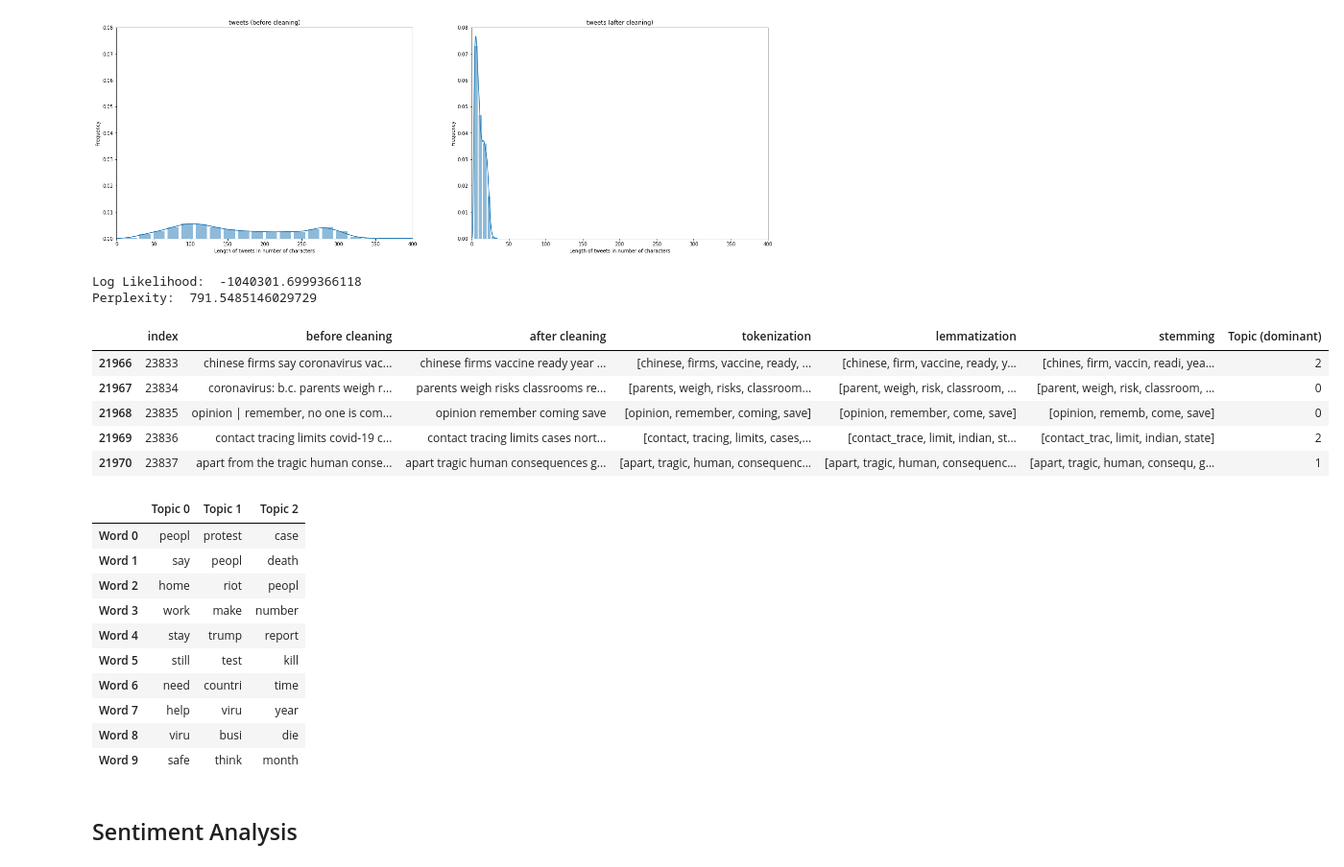
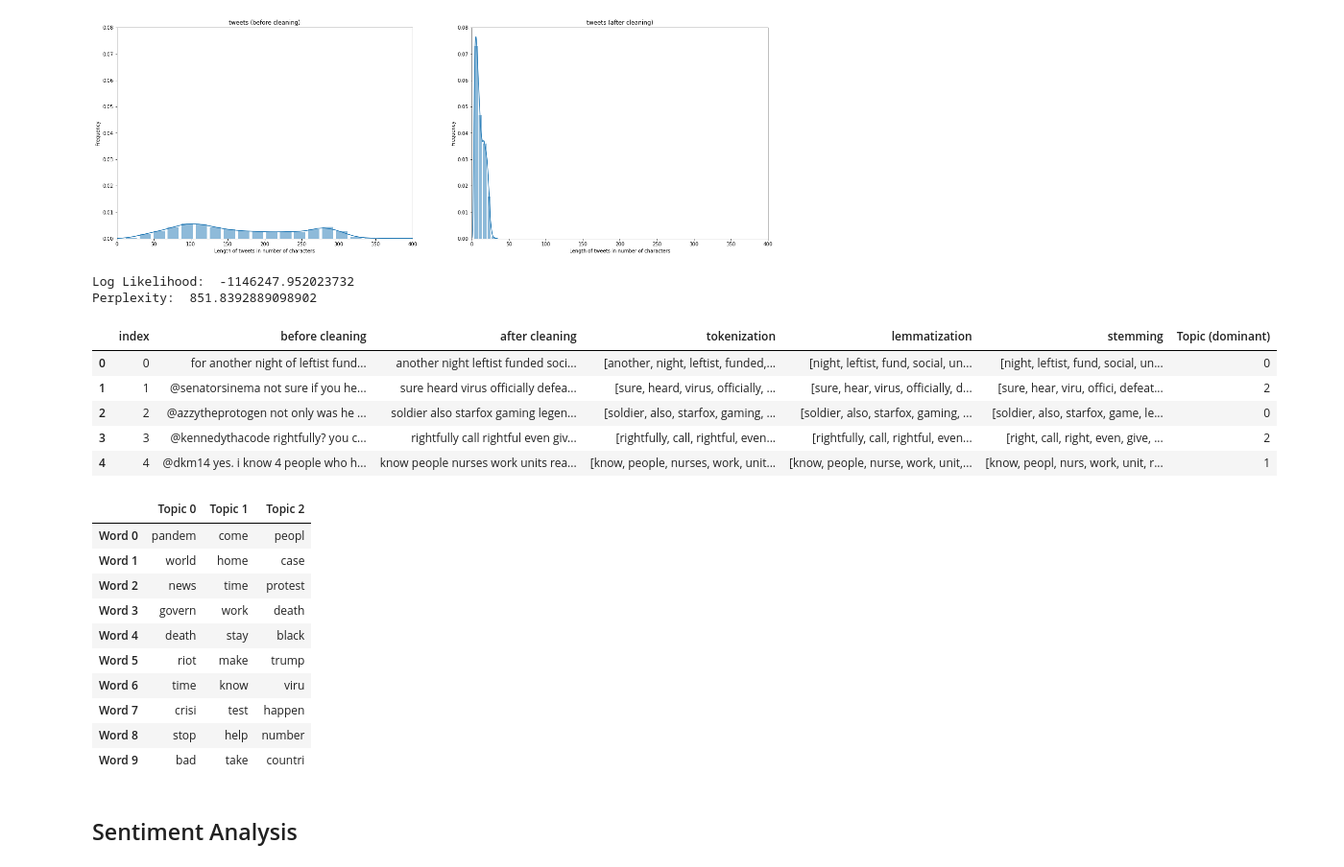
Before and after one commit to ellylinqiyang/covid_analysis, a Jupyter notebook: analysis_II.ipynb, the cells around one changed output. Shown at 96% size. Cells and saved outputs as stored; diff of their text form; code cells hidden in the pictures.

```diff
--- a/analysis_II.ipynb
+++ b/analysis_II.ipynb
@@ -80,24 +80,8 @@ show_wordcloud(df['text'])
 [figure]
 # %% [markdown]
 ## Topic Modeling
-# %%
-import numpy as np
-import pandas as pd
-pd.set_option('display.max_colwidth', -1)
-import seaborn as sns
-import matplotlib.pyplot as plt
-import gensim
-from gensim.utils import simple_preprocess
-import re
-import spacy
-import nltk
-from nltk.corpus import stopwords
-from nltk.stem import PorterStemmer
-nltk.download('stopwords')
 # %%
-
-tweets = pd.read_csv('data.csv', index_col=0)['text']s.drop_duplicates()
-tweets = tweets.str.lower()
+tweets = pd.read_csv('data/text.csv', index_col=0)['text'].drop_duplicates().str.lower()
 tweets_before = tweets.copy()
 tweets_before.head()
 # %% [output]
@@ -147,13 +132,16 @@ def remove_words(tweet):
     return tweet
 tweets = tweets.apply(remove_words)
 
-tweets = tweets.str.replace('[^a-zA-Z#]', ' ')  # remove nonalpha characters
+tweets = tweets.str.replace('[^a-zA-Z#]', ' ', regex=True)  # remove nonalpha characters
 
 tweets = tweets.apply(lambda x: ' '.join([i for i in x.split() if len(i)>3])) # remove words with length not greater than 3
 
+from nltk.corpus import stopwords
+from gensim.utils import simple_preprocess
 def remove_stopwords(tweet): return [i for i in simple_preprocess(tweet) if i not in stopwords.words('english')]
 tweets = tweets.apply(remove_stopwords)
 
+import numpy as np
 tweets[tweets.apply(len) < 3] = np.nan
 
 tweets_after = tweets.apply(lambda x: np.nan if x is np.nan else ' '.join(x))
@@ -182,6 +168,7 @@ plt.show()
 [figure]
 # %%
 # text normalization
+import gensim
 df = pd.DataFrame({'before cleaning': tweets_before, 'after cleaning': tweets_after, 'tokenization': tweets})
 df.dropna(inplace = True)
 tweets = df['tokenization']
@@ -191,14 +178,15 @@ bigram_model = gensim.models.phrases.Phraser(bi)
 def get_bigram(tweet): return [bigram_model[i] for i in tweet]
 bigrams = get_bigram(tweets)
 
+import spacy
 def lemmatization(tweet):
     output = []
-    nlp = spacy.load('en', disable=['parser', 'ner'])
+    nlp = spacy.load('en_core_web_sm', disable=['parser', 'ner'])
     for i in tweet: output.append([token.lemma_ for token in nlp(' '.join(i)) if token.pos_ in ['NOUN', 'ADJ', 'VERB', 'ADV']])
     return output
 tweets_lem = lemmatization(bigrams)
-#  [list(x) for x in set(tuple(x) for x in lemmatization(bigrams))]
 
+from nltk.stem import PorterStemmer
 def stemming(tweet):
     output = []
     for i in tweet: output.append([PorterStemmer().stem(j) for j in i])
@@ -211,27 +199,27 @@ df.reset_index(inplace = True)
 # %%
 # latent dirichlet allocation (LDA)
 from sklearn.feature_extraction.text import CountVectorizer
 vectorizer = CountVectorizer(max_df=0.9, min_df=25, token_pattern='[a-zA-Z0-9]{3,}', analyzer='word')
 vec = vectorizer.fit_transform(df['stemming'].apply(lambda x: ' '.join(x)))
 
 from sklearn.decomposition import LatentDirichletAllocation
 model = LatentDirichletAllocation(n_components=3, random_state=0)
 model.fit_transform(vec)
 print('Log Likelihood: ', model.score(vec)) # higher the better
 print('Perplexity: ', model.perplexity(vec)) # lower the better
 
 # dominant topic for each tweet
 df['Topic (dominant)'] = np.argmax(np.round(model.transform(vec), 2), axis=1)
-df.tail()
+df.head()
 # %% [output]
-Log Likelihood:  -1040301.6999366118
-Perplexity:  791.5485146029729
+Log Likelihood:  -1146247.952023732
+Perplexity:  851.8392889098902
 |  | index | before cleaning | after cleaning | tokenization | lemmatization | stemming | Topic (dominant) |
-| 21966 | 23833 | chinese firms say coronavirus vac... | chinese firms vaccine ready year ... | [chinese, firms, vaccine, ready, ... | [chinese, firm, vaccine, ready, y... | [chines, firm, vaccin, readi, yea... | 2 |
-| 21967 | 23834 | coronavirus: b.c. parents weigh r... | parents weigh risks classrooms re... | [parents, weigh, risks, classroom... | [parent, weigh, risk, classroom, ... | [parent, weigh, risk, classroom, ... | 0 |
-| 21968 | 23835 | opinion | remember, no one is com... | opinion remember coming save | [opinion, remember, coming, save] | [opinion, remember, come, save] | [opinion, rememb, come, save] | 0 |
-| 21969 | 23836 | contact tracing limits covid-19 c... | contact tracing limits cases nort... | [contact, tracing, limits, cases,... | [contact_trace, limit, indian, st... | [contact_trac, limit, indian, state] | 2 |
-| 21970 | 23837 | apart from the tragic human conse... | apart tragic human consequences g... | [apart, tragic, human, consequenc... | [apart, tragic, human, consequenc... | [apart, tragic, human, consequ, g... | 1 |
+| 0 | 0 | for another night of leftist fund... | another night leftist funded soci... | [another, night, leftist, funded,... | [night, leftist, fund, social, un... | [night, leftist, fund, social, un... | 0 |
+| 1 | 1 | @senatorsinema not sure if you he... | sure heard virus officially defea... | [sure, heard, virus, officially, ... | [sure, hear, virus, officially, d... | [sure, hear, viru, offici, defeat... | 2 |
+| 2 | 2 | @azzytheprotogen not only was he ... | soldier also starfox gaming legen... | [soldier, also, starfox, gaming, ... | [soldier, also, starfox, gaming, ... | [soldier, also, starfox, game, le... | 0 |
+| 3 | 3 | @kennedythacode rightfully? you c... | rightfully call rightful even giv... | [rightfully, call, rightful, even... | [rightfully, call, rightful, even... | [right, call, right, even, give, ... | 2 |
+| 4 | 4 | @dkm14 yes. i know 4 people who h... | know people nurses work units rea... | [know, people, nurses, work, unit... | [know, people, nurse, work, unit,... | [know, peopl, nurs, work, unit, r... | 1 |
 # %%
 # top 10 keywords for each topic
 keywords = []
@@ -239,15 +227,15 @@ for topic_weights in model.components_: keywords.append(np.array(vectorizer.get_
 pd.DataFrame(keywords, columns = ['Word '+str(i) for i in range(10)], index = ['Topic '+str(i) for i in range(3)]).T
 # %% [output]
 |  | Topic 0 | Topic 1 | Topic 2 |
-| Word 0 | peopl | protest | case |
-| Word 1 | say | peopl | death |
-| Word 2 | home | riot | peopl |
-| Word 3 | work | make | number |
-| Word 4 | stay | trump | report |
-| Word 5 | still | test | kill |
-| Word 6 | need | countri | time |
-| Word 7 | help | viru | year |
-| Word 8 | viru | busi | die |
-| Word 9 | safe | think | month |
+| Word 0 | pandem | come | peopl |
+| Word 1 | world | home | case |
+| Word 2 | news | time | protest |
+| Word 3 | govern | work | death |
+| Word 4 | death | stay | black |
+| Word 5 | riot | make | trump |
+| Word 6 | time | know | viru |
+| Word 7 | crisi | test | happen |
+| Word 8 | stop | help | number |
+| Word 9 | bad | take | countri |
 # %% [markdown]
 ## Sentiment Analysis
```
Also changed, not shown: parts of 39 cells of this notebook.
